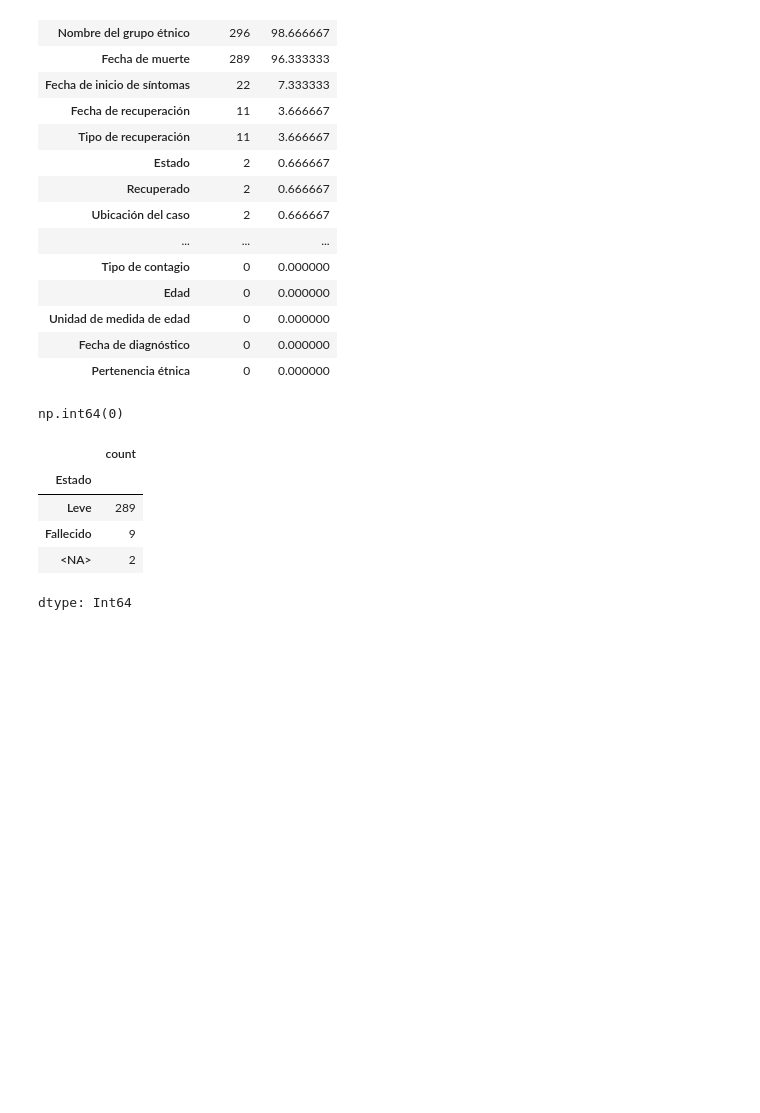
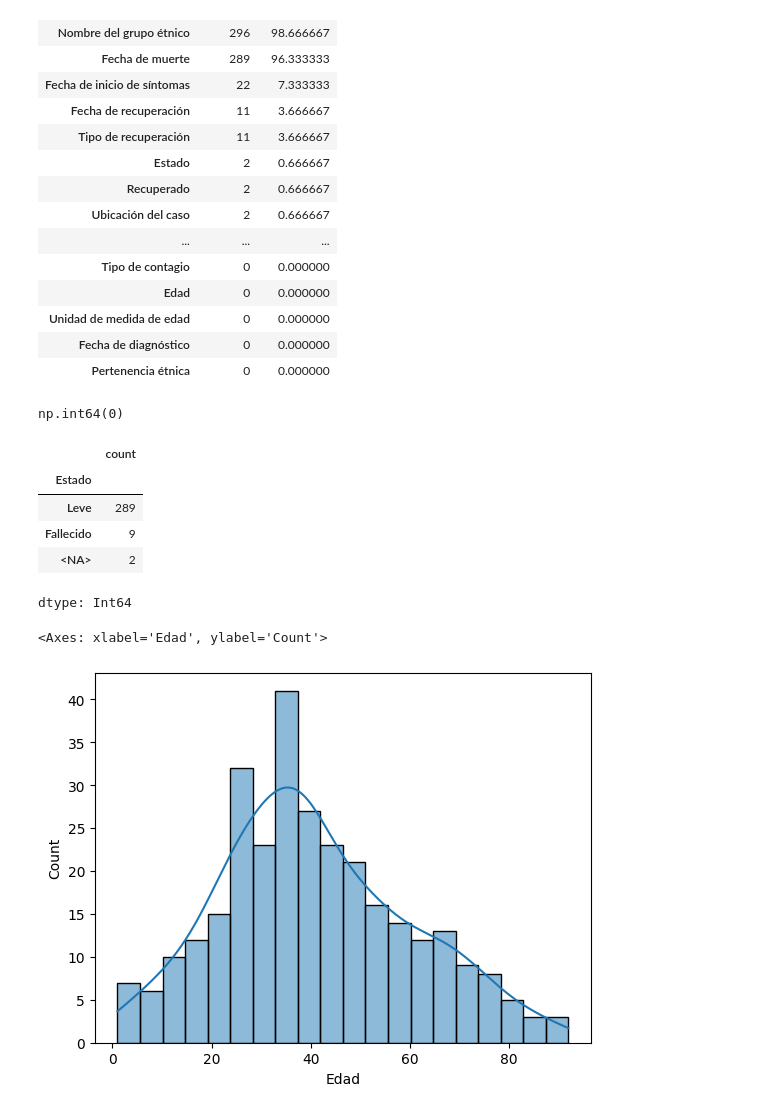
Before and after one commit to asegura4488/EDCO_IntroCienciaDatos, a Jupyter notebook: Semana3/Pandas_EstudioExploratorio.ipynb, the cells around one changed output. Saved outputs shown, nothing was run; the diff lists cells and outputs as text; code cells hidden in the pictures; blank space fills up the shorter version.

```diff
--- a/Semana3/Pandas_EstudioExploratorio.ipynb
+++ b/Semana3/Pandas_EstudioExploratorio.ipynb
@@ -191,3 +191,8 @@ datos['Estado'].value_counts(dropna=False)
 dtype: Int64
 # %%
 # Analisis exploratorio de datos (EDA)
+# Graficar con seaborn
+sns.histplot(data=datos, x='Edad', bins=20, kde=True)
+# %% [output]
+<Axes: xlabel='Edad', ylabel='Count'>
+[figure, added]
```
Also changed, not shown: parts of 6 cells of this notebook.
